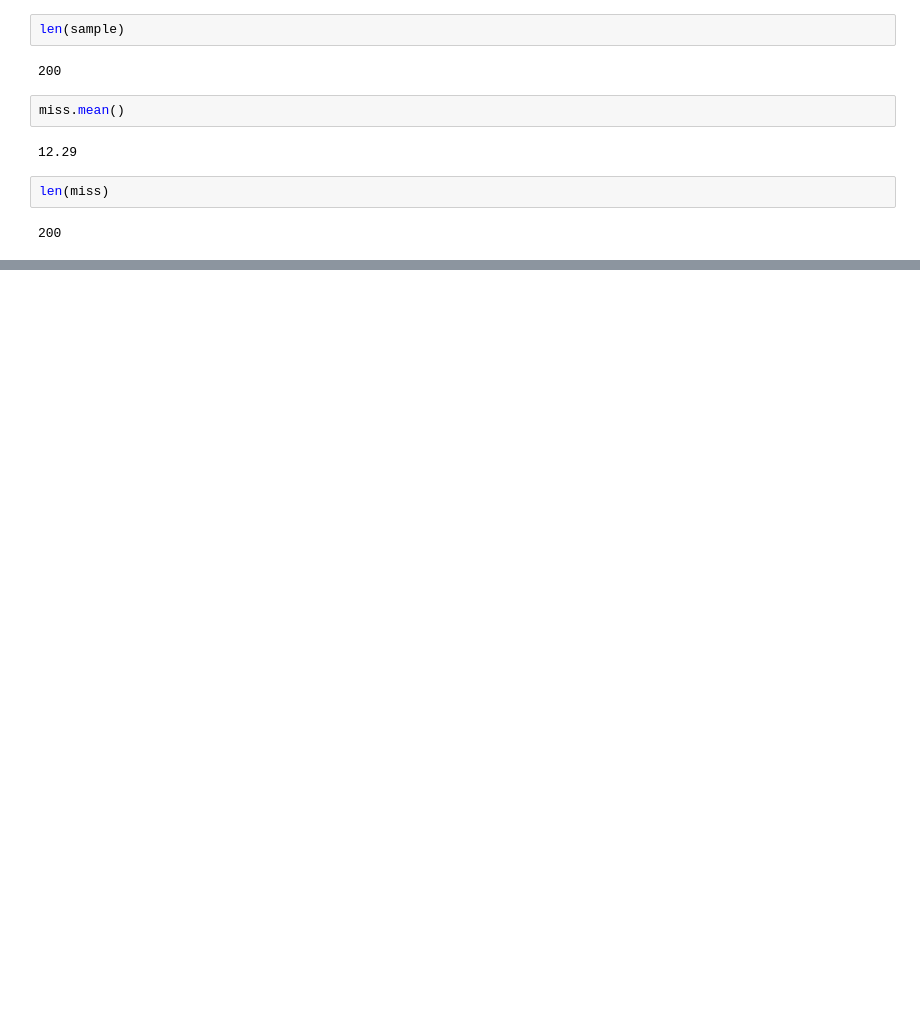
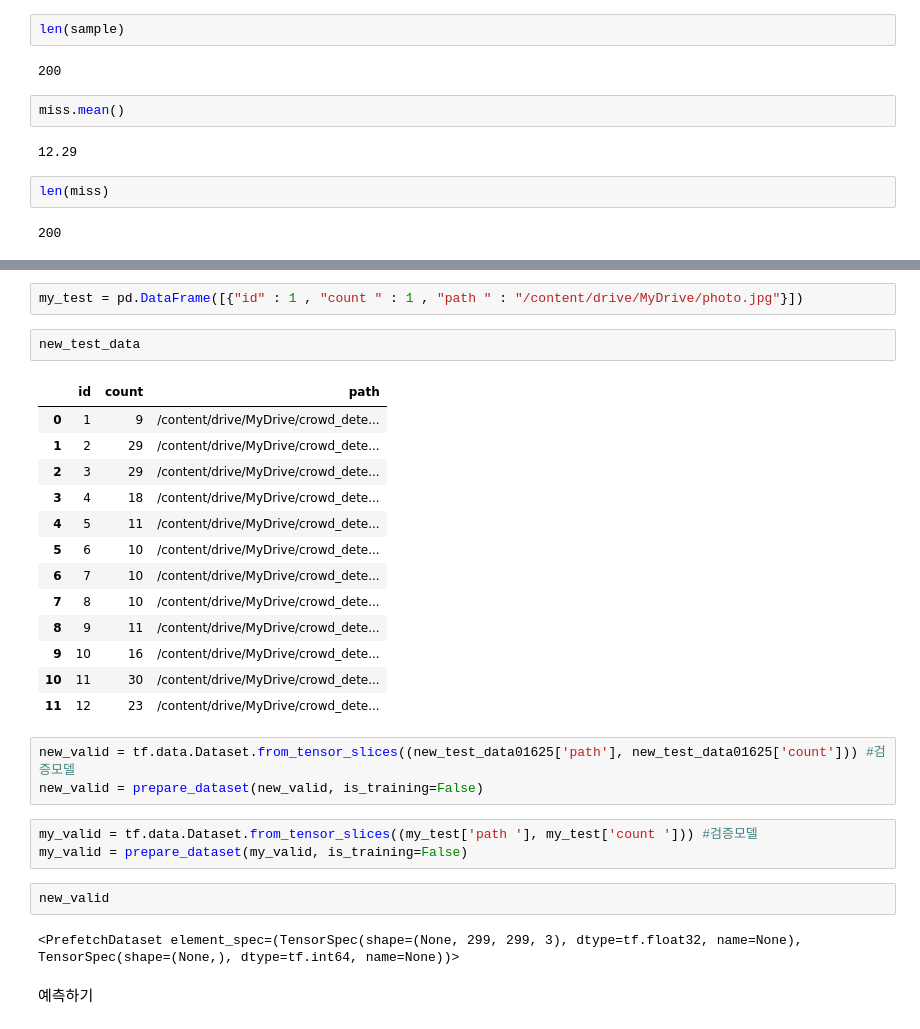
Before and after one commit to jeon-maker/Crowd_counting, a Jupyter notebook: use_1st.ipynb, the cells around one changed output, grey strips where cells are left out. Cells and saved outputs as stored; diff of their text form; blank space fills up the shorter version.

```diff
--- a/use_1st.ipynb
+++ b/use_1st.ipynb
@@ -528,0 +629,30 @@ len(miss)
+# %%
+my_test = pd.DataFrame([{"id" : 1 , "count " : 1 , "path " : "/content/drive/MyDrive/photo.jpg"}])
+# %%
+new_test_data
+# %% [output]
+|  | id | count | path |
+| 0 | 1 | 9 | /content/drive/MyDrive/crowd_dete... |
+| 1 | 2 | 29 | /content/drive/MyDrive/crowd_dete... |
+| 2 | 3 | 29 | /content/drive/MyDrive/crowd_dete... |
+| 3 | 4 | 18 | /content/drive/MyDrive/crowd_dete... |
+| 4 | 5 | 11 | /content/drive/MyDrive/crowd_dete... |
+| 5 | 6 | 10 | /content/drive/MyDrive/crowd_dete... |
+| 6 | 7 | 10 | /content/drive/MyDrive/crowd_dete... |
+| 7 | 8 | 10 | /content/drive/MyDrive/crowd_dete... |
+| 8 | 9 | 11 | /content/drive/MyDrive/crowd_dete... |
+| 9 | 10 | 16 | /content/drive/MyDrive/crowd_dete... |
+| 10 | 11 | 30 | /content/drive/MyDrive/crowd_dete... |
+| 11 | 12 | 23 | /content/drive/MyDrive/crowd_dete... |
+# %%
+new_valid = tf.data.Dataset.from_tensor_slices((new_test_data01625['path'], new_test_data01625['count'])) #검증모델
+new_valid = prepare_dataset(new_valid, is_training=False)
+# %%
+my_valid = tf.data.Dataset.from_tensor_slices((my_test['path '], my_test['count '])) #검증모델
+my_valid = prepare_dataset(my_valid, is_training=False)
+# %%
+new_valid
+# %% [output]
+<PrefetchDataset element_spec=(TensorSpec(shape=(None, 299, 299, 3), dtype=tf.float32, name=None), TensorSpec(shape=(None,), dtype=tf.int64, name=None))>
+# %% [markdown]
+예측하기
```
Also changed, not shown: parts of 45 cells of this notebook.
